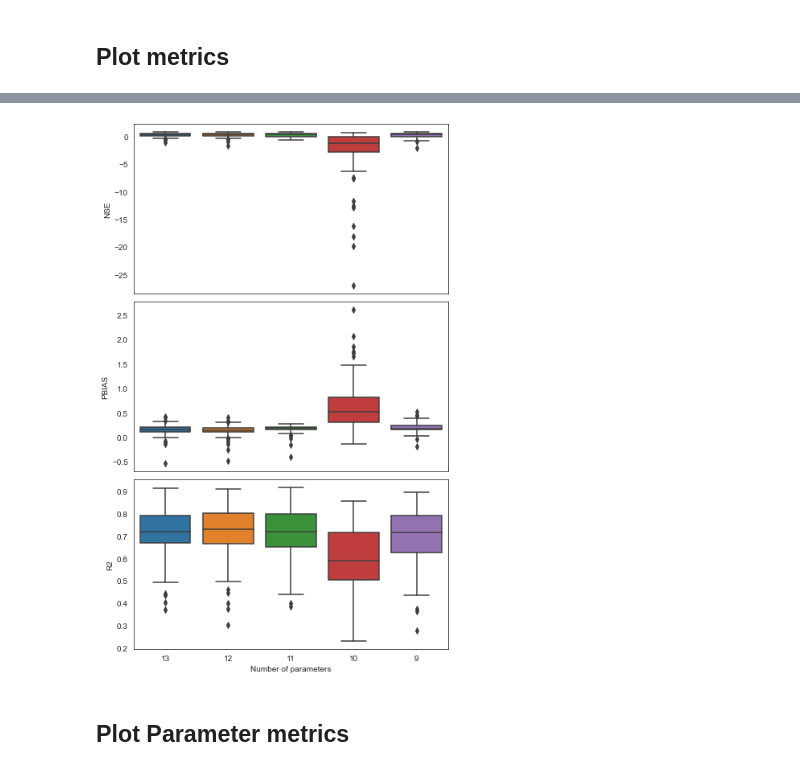
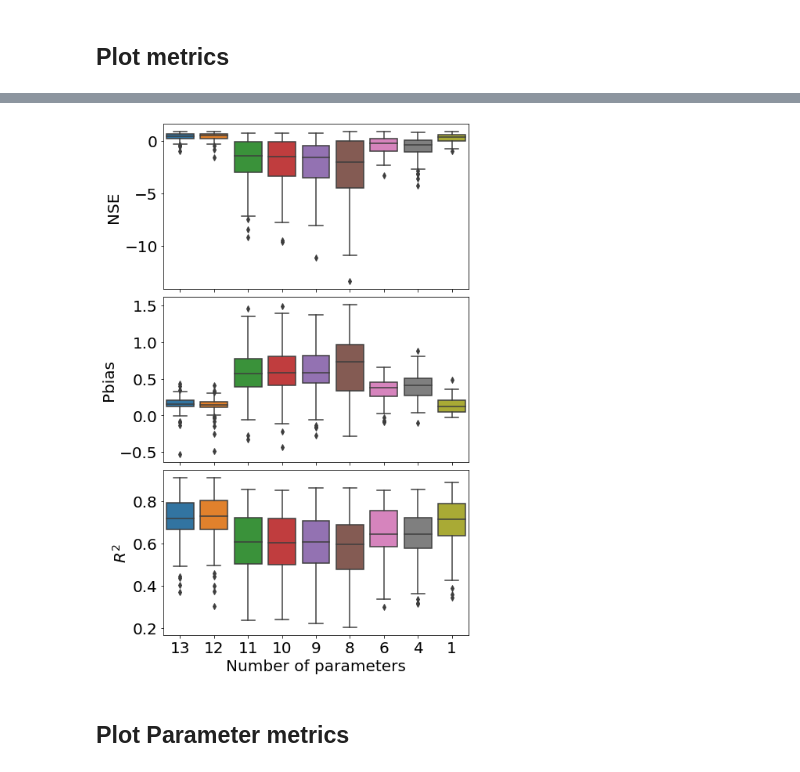
Before and after one commit to QianWanghhu/predict_uq, a Jupyter notebook: src/notebooks/predictive_uncertainty.ipynb, the cells around one changed output, grey strips where cells are left out. Drawn from its saved outputs; the diff is of its cells as text; code cells hidden in the pictures.

Commit message:
Set legends of plotting for thesis

```diff
--- a/src/notebooks/predictive_uncertainty.ipynb
+++ b/src/notebooks/predictive_uncertainty.ipynb
@@ -21,19 +22,19 @@ mpl.rcParams['legend.fontsize'] = 14
 # %%
 # Common settings
 # import the annual loads
-# file_dates = ['20220118_full', '20220123','20220307','20220308', '20220309']#'20220125', '20220126', '20220128', '20220129', '20220130', '20220201', '20220203', '20220204']
-# ind_results = [26, 12, 20, 6, 16]#, 8, 12, 12, 8, 11, 9, 7]
-# fpaths = [f'../../output/test/work_run_{fd}/' for fd in file_dates]
-file_dates = ['20220118_full', '20220123', '20220125', '20220126', '20220128', '20220129', '20220130', '20220201', '20220203', '20220204']
-ind_results = [26, 12, 24, 8, 12, 12, 8, 11, 9, 7]
+file_dates = ['20220118_full', '20220123', '20220310', '20220311', '20220312', '20220313', '20220314', '20220315', '20220316']
+ind_results = [26, 12, 7, 7, 12, 7, 11, 11, 7]
 fpaths = [f'../../output/work_run_{fd}/' for fd in file_dates]
+# file_dates = ['20220118_full', '20220123', '20220125', '20220126', '20220128', '20220129', '20220130', '20220201', '20220203', '20220204']
+# ind_results = [26, 12, 24, 8, 12, 12, 8, 11, 9, 7]
+# fpaths = [f'../../output/work_run_{fd}/' for fd in file_dates]
 fn_figs = '../../output/figs/'
 # %% [markdown]
 ## Plot metrics
 # %%
 # read files
-num_pars = ['13', '12', '11', '10', '9', '7', '5', '4', '3', '1']
-cols = ['Coverage ratio', 'Uncertainty overlap', 'Width index', 'Median absolute error', 'CI with std']
+num_pars = ['13', '12', '11', '10', '9', '8', '6', '4', '1']#, '1']
+cols = ['CR_perc', 'OLF_perc', 'CR_std', 'OLF_std', 'AWI_perc', 'MAD', 'AWI_std']
 metric_pars_unc = pd.DataFrame(columns = cols, index=num_pars)
 metric_total_unc = pd.DataFrame(columns = cols, index=num_pars)
 objective_functions = pd.DataFrame()
@@ -45,7 +46,6 @@ for fp in fpaths:
     df_temp = pd.read_csv(fp +'objective_functions.csv', index_col='Unnamed: 0')
     df_temp['num_pars'] = num_pars[k]
     objective_functions = pd.concat([objective_functions, df_temp])
-
     k += 1
 # cols = metric_dict[file_dates[k-1]].columns
 objective_functions = objective_functions.reset_index(drop=True).reset_index()
@@ -64,20 +62,22 @@ cols = metric_pars_unc.columns
 unc_ALL = [metric_pars_unc, metric_total_unc]
 for jj in range(2):
     fig, axes = plt.subplots(1, 2, figsize=(8*2, 6*1), sharey=False)
-    unc_ALL[jj][cols[0]].plot(ax=axes[0], marker='o', ms=10)
-    unc_ALL[jj][cols[1]].plot(ax=axes[0], marker='^', ms=10)
-    unc_ALL[jj][cols[2]].plot(ax=axes[1], marker='d', ls='-.', ms=10)
-    unc_ALL[jj][cols[4]].plot(ax=axes[1], marker='d', ls='--', ms=10)
-    unc_ALL[jj][cols[3]].plot(ax=axes[1], marker='d', ms=10, ls='-.')
+    # unc_ALL[jj][cols[0]].plot(ax=axes[1], marker='o', ms=10)
+    # unc_ALL[jj][cols[1]].plot(ax=axes[1], marker='^', ms=10)
+    unc_ALL[jj][cols[2]].plot(ax=axes[1], marker='o',  ms=10) #ls='-.',
+    unc_ALL[jj][cols[3]].plot(ax=axes[1], marker='^',  ms=10) #ls='--',
+    # unc_ALL[jj][cols[4]].plot(ax=axes[0], marker='d', ls='-.', ms=10)
+    unc_ALL[jj][cols[6]].plot(ax=axes[0], marker='d', ms=10, ls='-.')
+    (unc_ALL[jj][cols[5]]*6).plot(ax=axes[0], marker='s', ls='--', ms=10)
+
     for ii in range(2):
         axes[ii].set_xlabel('Number of parameters for estimation')
-        axes[ii].xaxis.set_major_locator(ticker.FixedLocator(np.arange(10)))
+        axes[ii].xaxis.set_major_locator(ticker.FixedLocator(np.arange(9)))
         axes[ii].set_xticklabels(num_pars)
         axes[ii].set_ylabel('Metric values')
-    axes[1].set_ylim(0, 3.2)
-    axes[0].set_ylim(0, 1)
-    axes[0].xaxis.set_major_locator(ticker.FixedLocator(np.arange(10)))
-    axes[0].legend(['CR', 'OLF'], loc='upper right', fontsize=16)
-    axes[1].legend(['AW', 'STD', 'MAD',], loc='upper right', fontsize=16)
+    axes[0].set_ylim(0, 4.2)
+    axes[1].set_ylim(0, 1)
+    axes[1].legend([r'$CR_{s}$', r'$OLF_{s}$'], loc='upper right', fontsize=16) #r'$CR_{p}$', r'$OLF_{p}$',
+    axes[0].legend([r'$AW_{s}$', r'$MAD_{s}$'], loc='upper right', fontsize=16) #, r'$AW_{s}$'
     plt.savefig(f'{fn_figs}metric_{ylabs[jj]}_doubleY_std.png', dpi=300, format='png')
 # %% [output]
@@ -86,17 +95,18 @@ for jj in range(2):
 # %%
 # Plot objective functions
 import seaborn as sns
 fig, axes = plt.subplots(3, 1, figsize=(7*1, 4*3), sharex=True)
 metrics = ['NSE', 'PBIAS', 'R2']
 for ii in range(3):
     sns.boxplot(data=objective_functions,  x='num_pars', y=metrics[ii], ax=axes[ii])
     axes[ii].set_xlabel('')
-
+axes[1].set_ylabel('Pbias')
 axes[2].set_xlabel('Number of parameters')
+axes[2].set_ylabel(r'$R^2$')
 plt.subplots_adjust(wspace=0.05, hspace=0.05)
-# plt.savefig(f'{fn_figs}objective_functions_subplots.png', format='png', dpi=300)
+plt.savefig(f'{fn_figs}objective_functions_subplots.png', format='png', dpi=300)
 # %% [output]
-[figure, old version]
+[figure, new version]
 # %%
 cols_obj = ['NSE_mean', 'PBIAS_mean', 'R2_mean', 'NSE_std', 'PBIAS_std', 'R2_std', 'NSE_best', 'PBIAS_best', 'R2_best', 'NSE_worst', 'PBIAS_worst', 'R2_worst']
 df_summary = pd.DataFrame(index=num_pars, columns=cols_obj)
```
Also changed, not shown: parts of 15 cells of this notebook, 1 other file.
